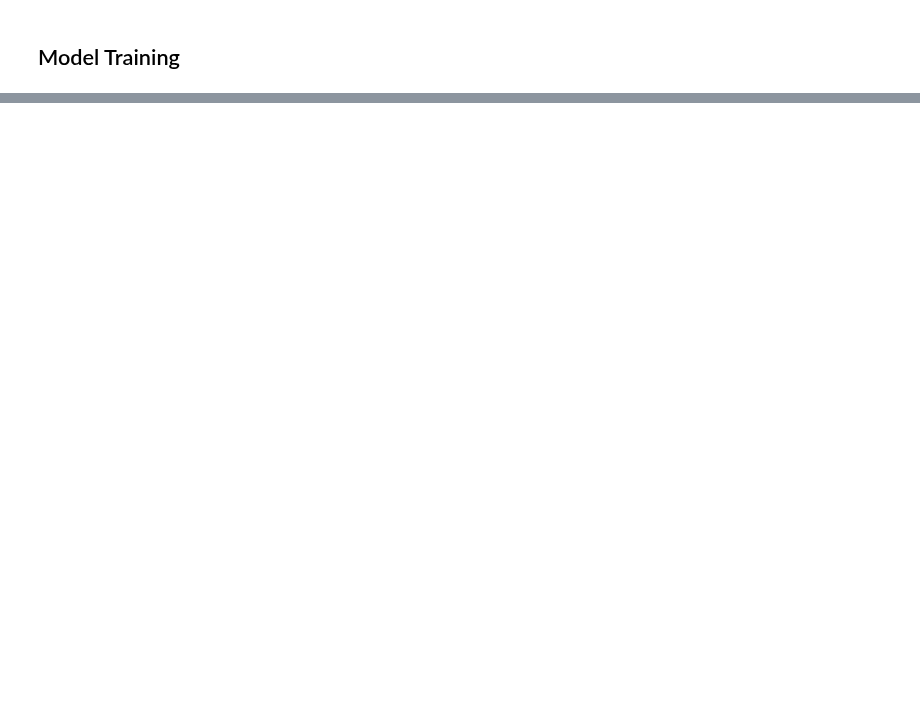
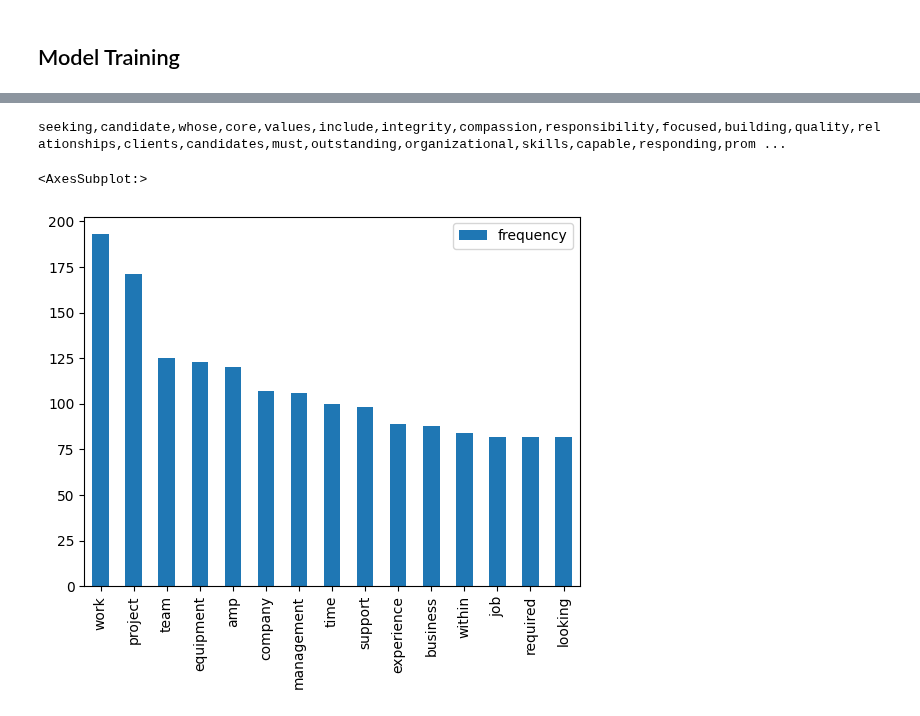
Before and after one commit to bhusserl-davis/ECS171-Group1-Project, a Jupyter notebook: project.ipynb, the cells around one changed output, grey strips where cells are left out. Saved outputs shown, nothing was run; the diff lists cells and outputs as text; code cells hidden in the pictures; blank space fills up the shorter version.

Commit message:
Results Visualization
- Pushing on behalf of Minh Giang Tran

```diff
--- a/project.ipynb
+++ b/project.ipynb
@@ -329,0 +323,12 @@ Name: fraudulent, dtype: int64
+# %%
+#Make a new data frame with only columns for "description" and "fraudulent"
+new_df = df.copy()
+X = new_df['description']
+y = new_df['fraudulent']
+X_train, X_test, y_new_train, y_new_test = train_test_split(X, y,test_size=0.2, random_state=21)
+
+y_df = pd.DataFrame(y_test)
+x_df = pd.DataFrame(X_test)
+
+test_df = x_df.join(y_df)
+test_df
@@ -329,0 +349,4 @@ Name: fraudulent, dtype: int64
+# %%
+#Only consider the samples that are fraudulent
+test_df = test_df[test_df.fraudulent == 1]
+test_df
@@ -329,0 +367,23 @@ Name: fraudulent, dtype: int64
+# %%
+#Create a string of all words in the description of actual fraudulent job postings
+finalString = ""
+for i in range (len(test_df['description'].values)):
+  for j in range (len(test_df['description'].values[i])):
+    finalString = finalString + test_df['description'].values[i][j] + ",";
+print(finalString)
+# %% [output]
+seeking,candidate,whose,core,values,include,integrity,compassion,responsibility,focused,building,quality,relationships,clients,candidates,must,outstanding,organizational,skills,capable,responding,prom ...
+# %%
+# Bar graph to visualize the frequency of 15 most used words in the actual fraudulent job postings
+
+finalList = finalString.split(",")
+from collections import Counter
+counts = Counter(finalList)
+graph_df = pd.DataFrame.from_dict(counts, orient="index", columns = ['frequency'])
+graph_df = graph_df.sort_values(by=['frequency'])
+
+ax = graph_df.tail(15)[::-1].plot.bar()
+ax
+# %% [output]
+<AxesSubplot:>
+[figure, added]
```
Also changed, not shown: parts of 25 cells of this notebook.
